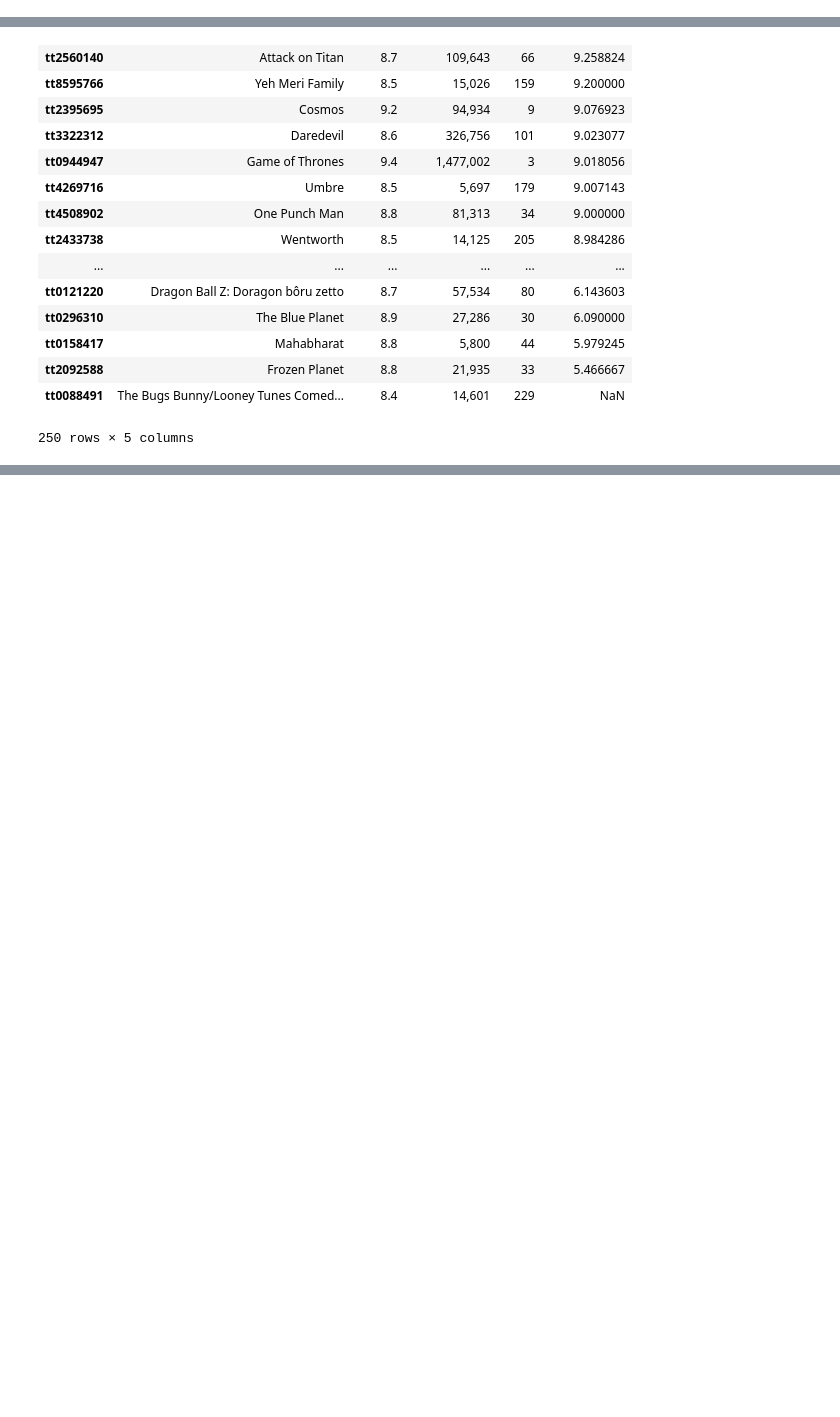
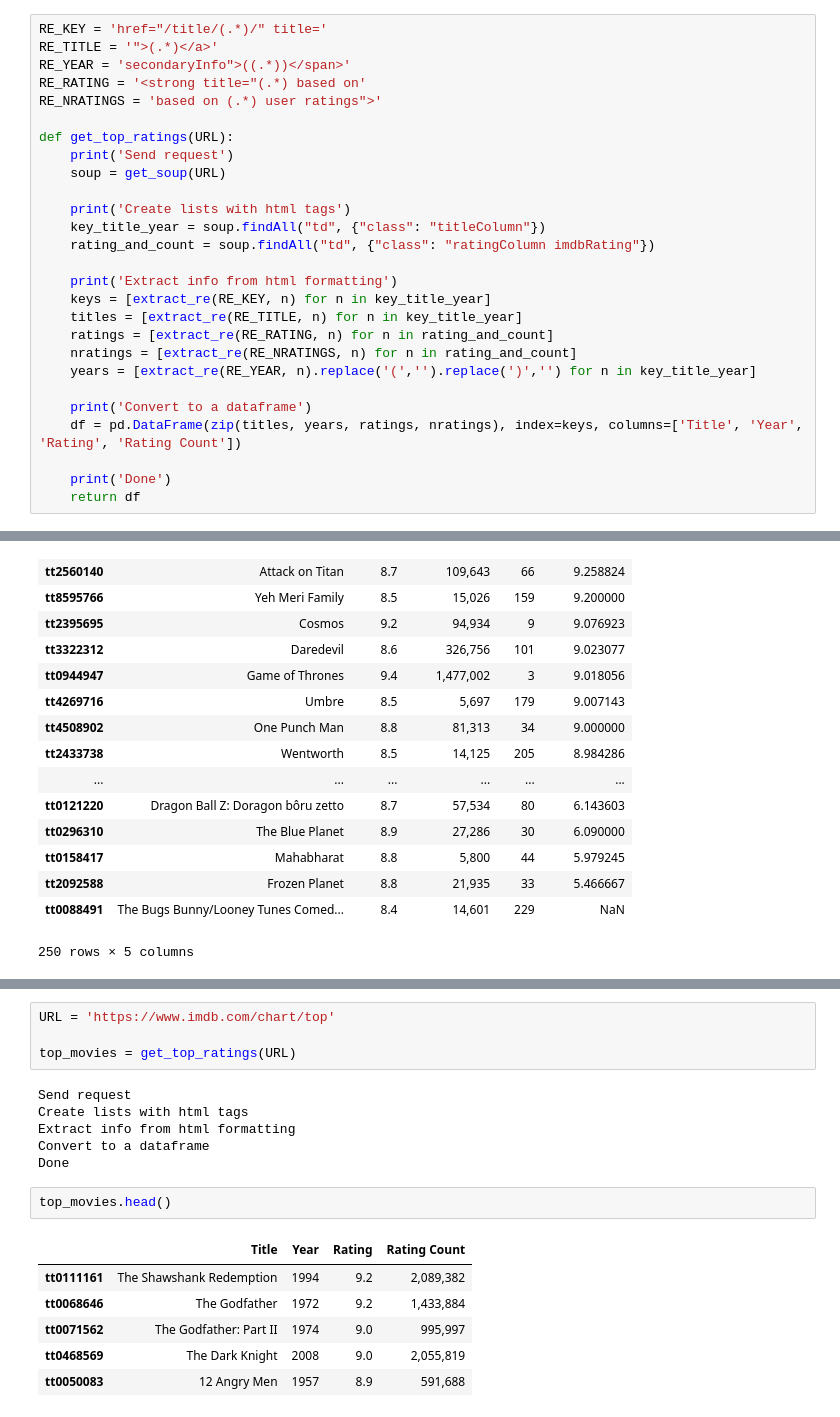
Before and after one commit to WittmannF/imdb-tv-ratings, a Jupyter notebook: IMDB_get_ratings.ipynb, the cells around one changed output, grey strips where cells are left out. Cells and saved outputs as stored; diff of their text form; blank space fills up the shorter version.

```diff
--- a/IMDB_get_ratings.ipynb
+++ b/IMDB_get_ratings.ipynb
@@ -24,6 +26,33 @@ def get_soup(URL):
     c = requests.get(URL).content
     soup = BS(c, 'html.parser')
     return soup
+# %%
+RE_KEY = 'href="/title/(.*)/" title='
+RE_TITLE = '">(.*)</a>'
+RE_YEAR = 'secondaryInfo">((.*))</span>'
+RE_RATING = '<strong title="(.*) based on'
+RE_NRATINGS = 'based on (.*) user ratings">'
+
+def get_top_ratings(URL):
+    print('Send request')
+    soup = get_soup(URL)
+
+    print('Create lists with html tags')
+    key_title_year = soup.findAll("td", {"class": "titleColumn"})
+    rating_and_count = soup.findAll("td", {"class": "ratingColumn imdbRating"})
+
+    print('Extract info from html formatting')
+    keys = [extract_re(RE_KEY, n) for n in key_title_year]
+    titles = [extract_re(RE_TITLE, n) for n in key_title_year]
+    ratings = [extract_re(RE_RATING, n) for n in rating_and_count]
+    nratings = [extract_re(RE_NRATINGS, n) for n in rating_and_count]
+    years = [extract_re(RE_YEAR, n).replace('(','').replace(')','') for n in key_title_year]
+
+    print('Convert to a dataframe')
+    df = pd.DataFrame(zip(titles, years, ratings, nratings), index=keys, columns=['Title', 'Year', 'Rating', 'Rating Count'])
+
+    print('Done')
+    return df
 # %%
 get_ratings('tt2802850', 2)
 # %% [output]
@@ -306,0 +395,19 @@ all_series_mean_sorted
+# %%
+URL = 'https://www.imdb.com/chart/top'
+
+top_movies = get_top_ratings(URL)
+# %% [output]
+Send request
+Create lists with html tags
+Extract info from html formatting
+Convert to a dataframe
+Done
+# %%
+top_movies.head()
+# %% [output]
+|  | Title | Year | Rating | Rating Count |
+| tt0111161 | The Shawshank Redemption | 1994 | 9.2 | 2,089,382 |
+| tt0068646 | The Godfather | 1972 | 9.2 | 1,433,884 |
+| tt0071562 | The Godfather: Part II | 1974 | 9.0 | 995,997 |
+| tt0468569 | The Dark Knight | 2008 | 9.0 | 2,055,819 |
+| tt0050083 | 12 Angry Men | 1957 | 8.9 | 591,688 |
```
Also changed, not shown: parts of 16 cells of this notebook.
